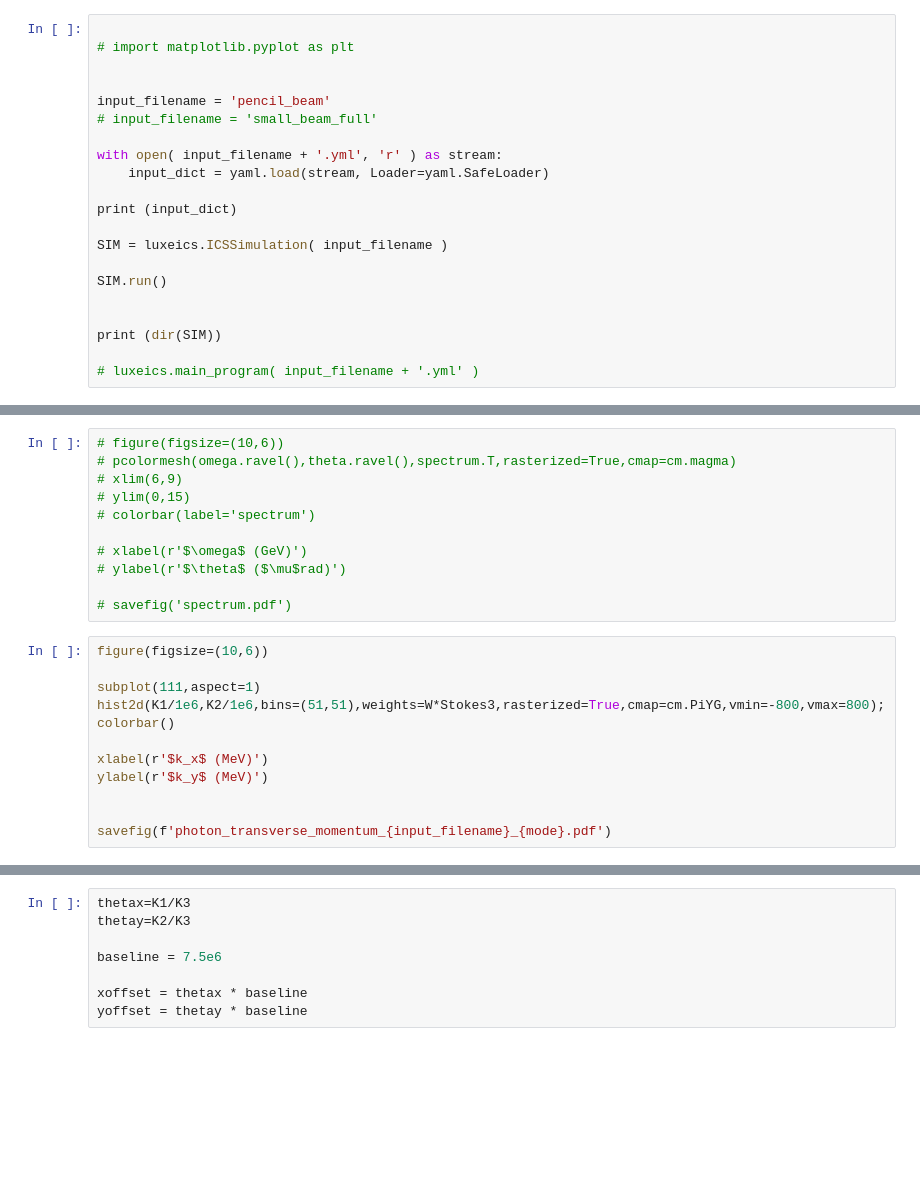
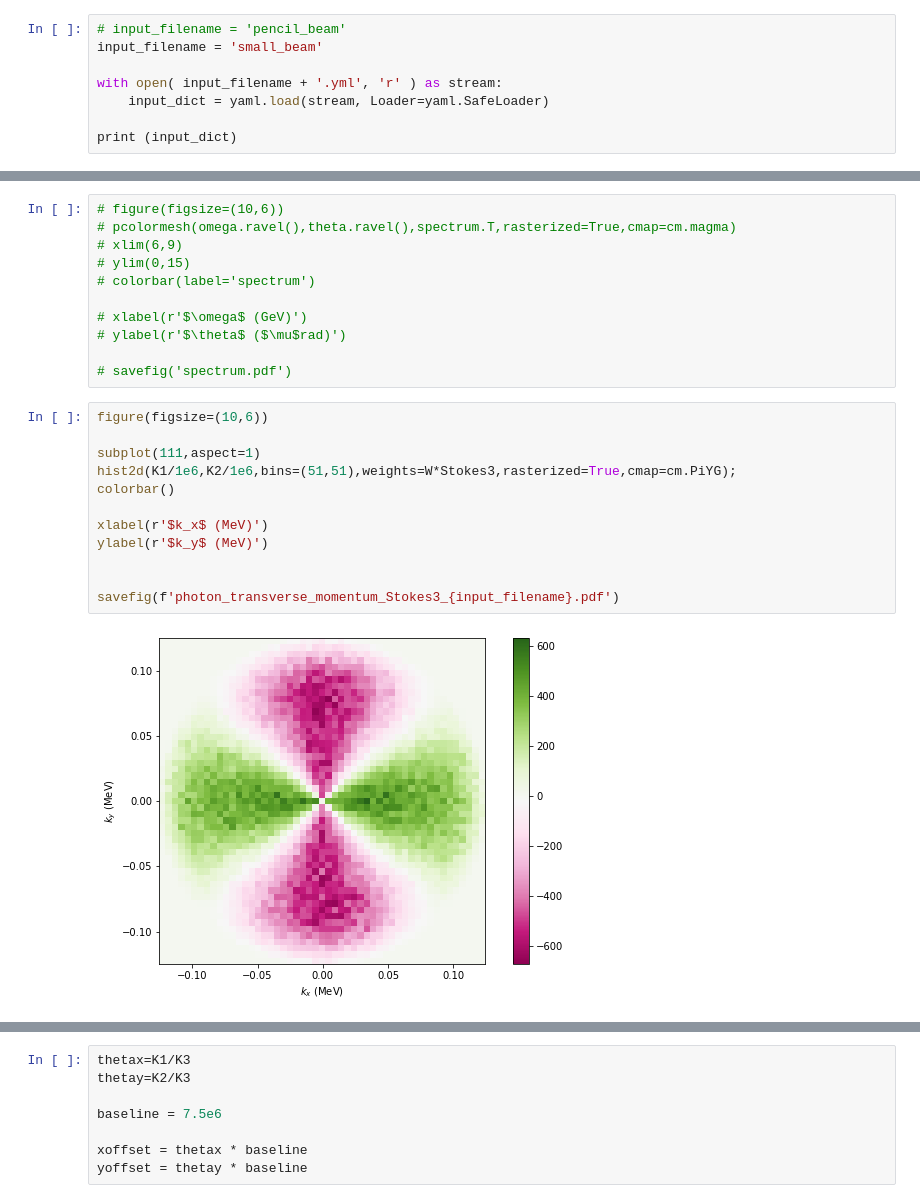
Before and after one commit to hixps/pica, a Jupyter notebook: analysis_plots.ipynb, the cells around one changed output, grey strips where cells are left out. Cells and saved outputs as stored; diff of their text form; blank space fills up the shorter version.

```diff
--- a/analysis_plots.ipynb
+++ b/analysis_plots.ipynb
@@ -15,24 +15,11 @@ import numpy as np
 
 import luxeics
 # %%
-
-# import matplotlib.pyplot as plt
-
-
-input_filename = 'pencil_beam'
-# input_filename = 'small_beam_full'
+# input_filename = 'pencil_beam'
+input_filename = 'small_beam'
 
 with open( input_filename + '.yml', 'r' ) as stream:
     input_dict = yaml.load(stream, Loader=yaml.SafeLoader)
 
 print (input_dict)
-
-SIM = luxeics.ICSSimulation( input_filename )
-
-SIM.run()
-
-
-print (dir(SIM))
-
-# luxeics.main_program( input_filename + '.yml' )
 # %% [output]
@@ -131,15 +133,17 @@ print ('-'*42)
 # %%
 figure(figsize=(10,6))
 
 subplot(111,aspect=1)
-hist2d(K1/1e6,K2/1e6,bins=(51,51),weights=W*Stokes3,rasterized=True,cmap=cm.PiYG,vmin=-800,vmax=800);
+hist2d(K1/1e6,K2/1e6,bins=(51,51),weights=W*Stokes3,rasterized=True,cmap=cm.PiYG);
 colorbar()
 
 xlabel(r'$k_x$ (MeV)')
 ylabel(r'$k_y$ (MeV)')
 
 
-savefig(f'photon_transverse_momentum_{input_filename}_{mode}.pdf')
+savefig(f'photon_transverse_momentum_Stokes3_{input_filename}.pdf')
+# %% [output]
+[figure, added]
 # %%
 figure(figsize=(10,6))
 
```
Also changed, not shown: parts of 30 cells of this notebook, 6 other files.
